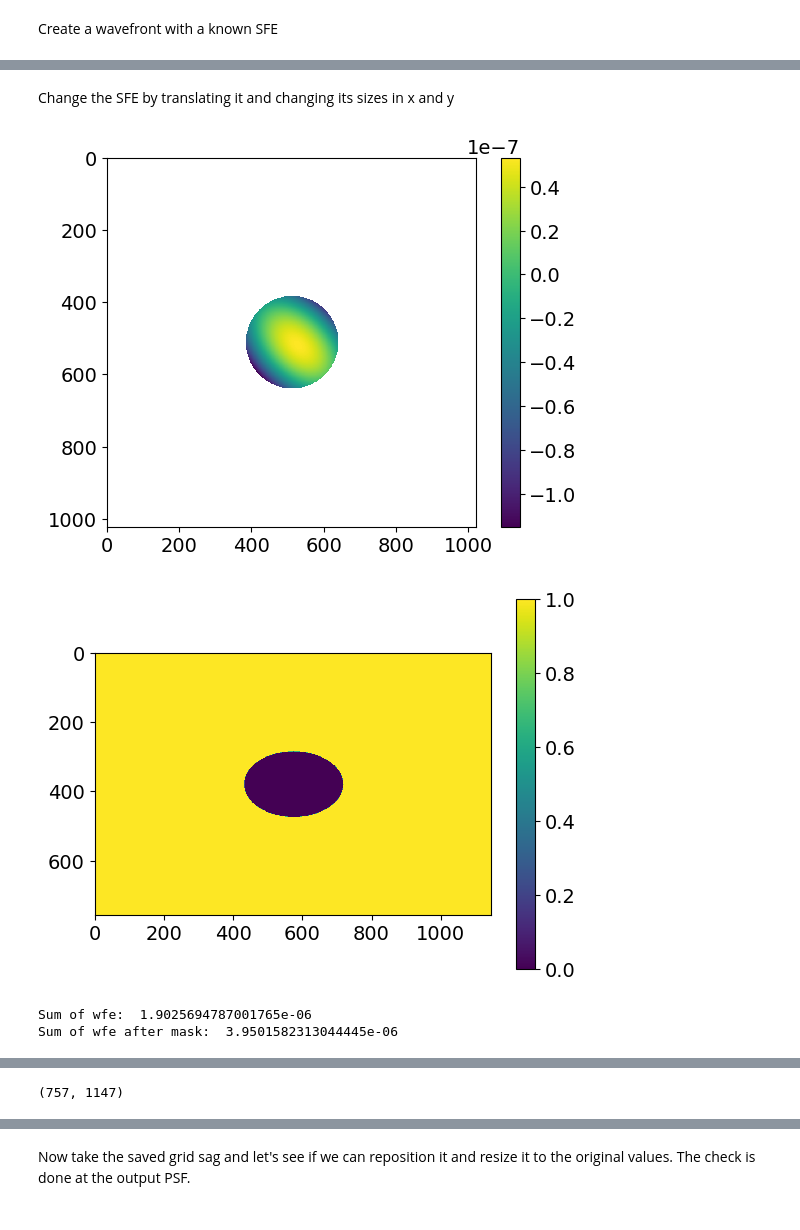
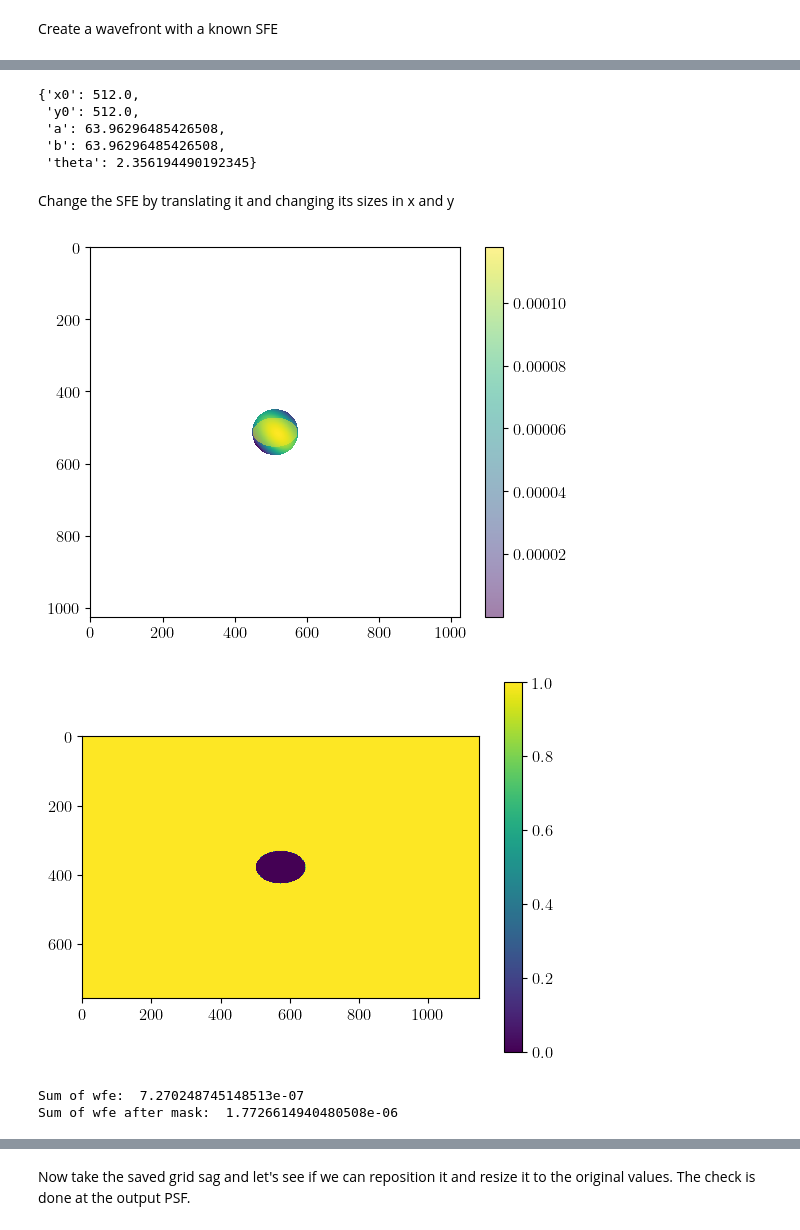
Before and after one commit to arielmission-space/PAOS, a Jupyter notebook: notebook/ComputeGridSag.ipynb, the cells around one changed output, grey strips where cells are left out. Saved outputs shown, nothing was run; the diff lists cells and outputs as text; code cells hidden in the pictures.

```diff
--- a/notebook/ComputeGridSag.ipynb
+++ b/notebook/ComputeGridSag.ipynb
@@ -25,12 +66,12 @@ beam_diameter = 1.1
 semimaj = beam_diameter / 2
 semimin = beam_diameter / 2 / 1.1 * 0.73
 grid_size = 1024
-zoom = 4
+zoom = 8
 wavelength = 0.55
 xdec = ydec = 0.0
 
-lens_fl = 1.0
-dz = 1.0
+lens_fl = 1
+dz = 1
 # %% [markdown]
 Create a wavefront with a known SFE
 # %%
@@ -82,12 +127,30 @@ retval1[1]["ABCDt"] = lambda: None
+# %%
+label_wfe = label(~wfe.mask)
+props = regionprops(label_wfe)
+params = mask_to_elliptical_aperture(label_wfe)
+
+params
+# %% [output]
+{'x0': 512.0,
+ 'y0': 512.0,
+ 'a': 63.96296485426508,
+ 'b': 63.96296485426508,
+ 'theta': 2.356194490192345}
 # %% [markdown]
 Change the SFE by translating it and changing its sizes in x and y
 # %%
 # change the WFE sampling when saving
 scale_x = 1.11977
 scale_y = 0.73901
+# scale_x = 1
+# scale_y = 1
 
 plt.figure()
 plt.imshow(wfe, interpolation="none")
+ima = np.ma.masked_array(
+    data=retval1[0]["amplitude"] ** 2, mask=retval1[0]["amplitude"] <= 0.0
+)
+plt.imshow(ima, alpha=0.5)
 plt.colorbar()
 plt.show()
 
@@ -106,48 +169,34 @@ plt.colorbar()
 plt.show()
 
 mask = mask > 0.5
 
 wfe = rescale(
     wfe,
     scale=(scale_y, scale_x),
     anti_aliasing=(
         scale_x < 1.0 or scale_y < 1.0
     ),  # anti_aliasing is required for downsampling
     order=3,
 )
 
 wfe1 = wfe.copy()
 print("Sum of wfe: ", np.sum(wfe1))
 
 wfe = np.ma.MaskedArray(wfe, mask=mask)
 print("Sum of wfe after mask: ", np.sum(wfe))
 
 # shift the WFE by n pixels on both axes
 shift = (-101, 79)  # (yshift, xshift)
 # shift = (0, 0)  # (yshift, xshift)
 wfe = np.roll(wfe, shift, axis=(1, 0))
 
 
 plt.figure()
 plt.imshow(wfe, interpolation="none")
 plt.colorbar()
 plt.show()
-
-out_dict = {
-    "data": wfe * 1.0e9,  # .filled(np.nan),
-    # data is in nm
-    "nx": wfo_shape[1],
-    "ny": wfo_shape[0],
-    "delx": wfo_dx / scale_x,
-    "dely": wfo_dy / scale_y,
-    "xdec": shift[1],
-    "ydec": shift[0],
-}
-np.save("sag.npy", out_dict)
-
-print(wfe.shape)
 # %% [output]
-[figure, old version]
+[figure, new version]
-[figure, old version]
+[figure, new version]
-Sum of wfe:  1.9025694787001765e-06
-Sum of wfe after mask:  3.9501582313044445e-06
+Sum of wfe:  7.270248745148513e-07
+Sum of wfe after mask:  1.7726614940480508e-06
@@ -155 +203,0 @@ Sum of wfe after mask:  3.9501582313044445e-06
-(757, 1147)
```
Also changed, not shown: parts of 14 cells of this notebook, 2 other files.
